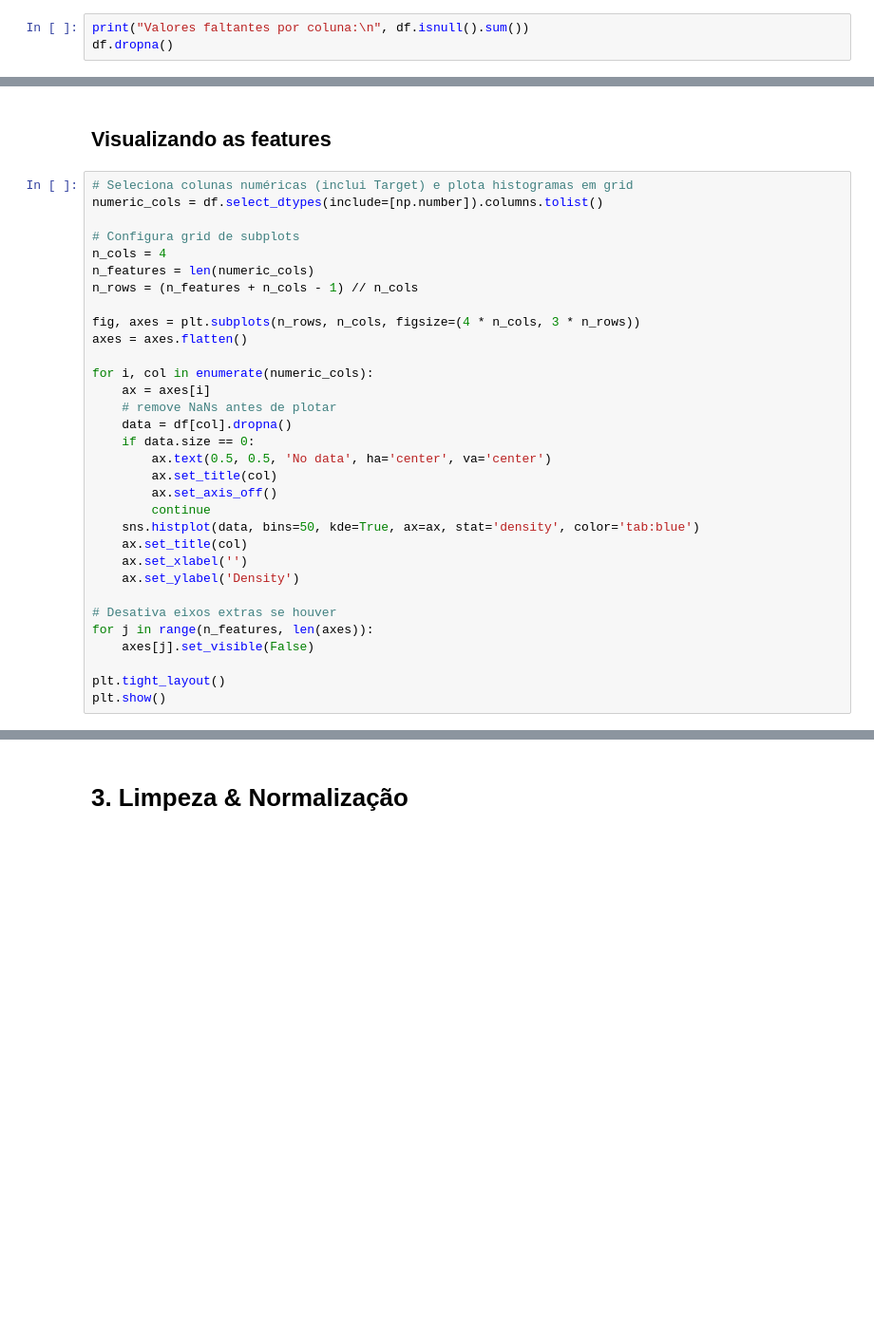
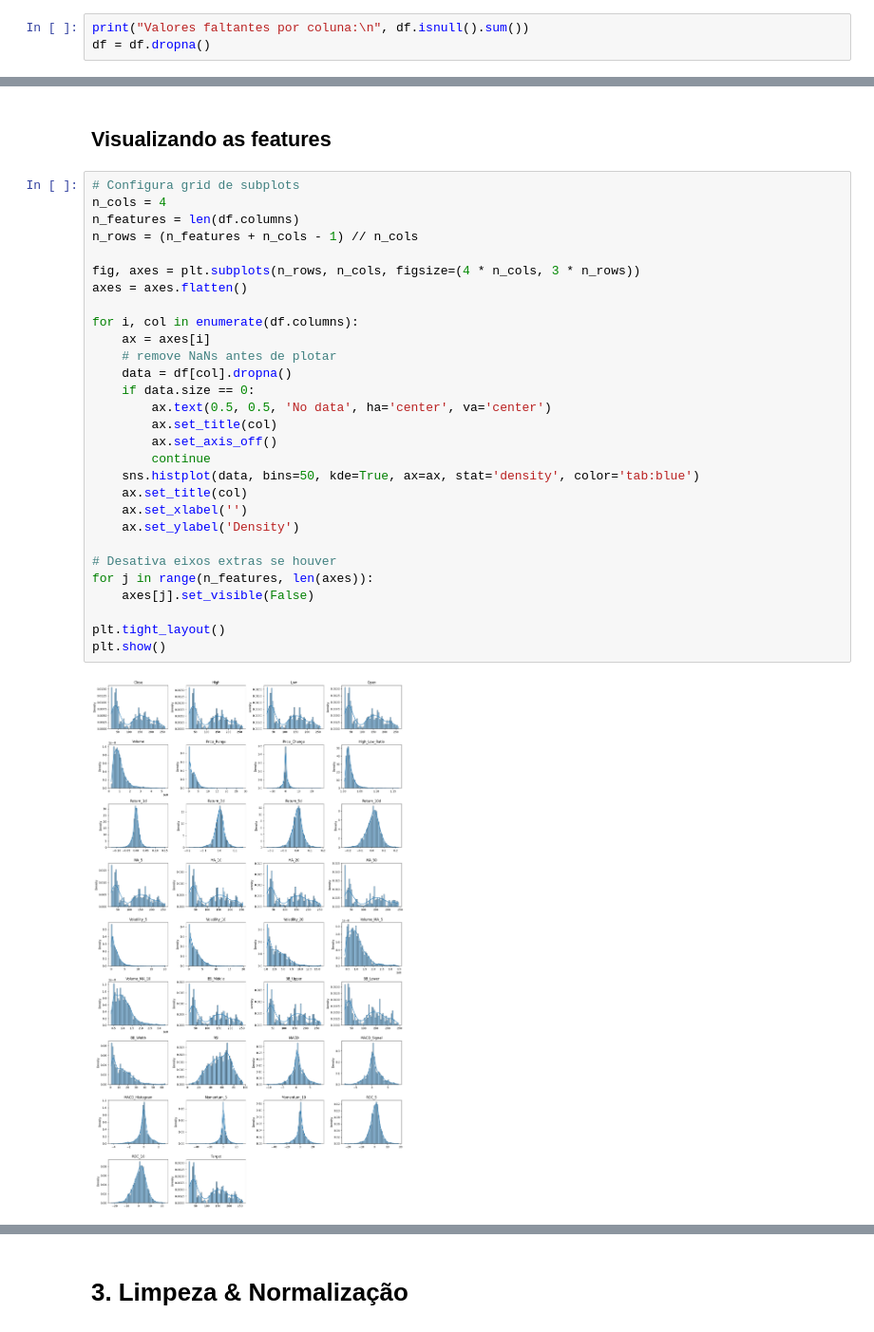
Before and after one commit to felipebns/regression_deeplearning, a Jupyter notebook: regression.ipynb, the cells around one changed output, grey strips where cells are left out. Shown at 95% size. Saved outputs shown, nothing was run; the diff lists cells and outputs as text; blank space fills up the shorter version.

```diff
--- a/regression.ipynb
+++ b/regression.ipynb
@@ -144,4 +153,4 @@ plt.show()
 ## Colunas com valores faltando
 # %%
 print("Valores faltantes por coluna:\n", df.isnull().sum())
-df.dropna()
+df = df.dropna()
@@ -152,34 +199,33 @@ ARRUMAR TEXTO DEPOIS
 # %% [markdown]
 ## Visualizando as features
 # %%
-# Seleciona colunas numéricas (inclui Target) e plota histogramas em grid
-numeric_cols = df.select_dtypes(include=[np.number]).columns.tolist()
-
 # Configura grid de subplots
 n_cols = 4
-n_features = len(numeric_cols)
+n_features = len(df.columns)
 n_rows = (n_features + n_cols - 1) // n_cols
 
 fig, axes = plt.subplots(n_rows, n_cols, figsize=(4 * n_cols, 3 * n_rows))
 axes = axes.flatten()
 
-for i, col in enumerate(numeric_cols):
+for i, col in enumerate(df.columns):
     ax = axes[i]
     # remove NaNs antes de plotar
     data = df[col].dropna()
     if data.size == 0:
         ax.text(0.5, 0.5, 'No data', ha='center', va='center')
         ax.set_title(col)
         ax.set_axis_off()
         continue
     sns.histplot(data, bins=50, kde=True, ax=ax, stat='density', color='tab:blue')
     ax.set_title(col)
     ax.set_xlabel('')
     ax.set_ylabel('Density')
 
 # Desativa eixos extras se houver
 for j in range(n_features, len(axes)):
     axes[j].set_visible(False)
 
 plt.tight_layout()
 plt.show()
+# %% [output]
+[figure, added]
```
Also changed, not shown: parts of 28 cells of this notebook, 7 other files.
